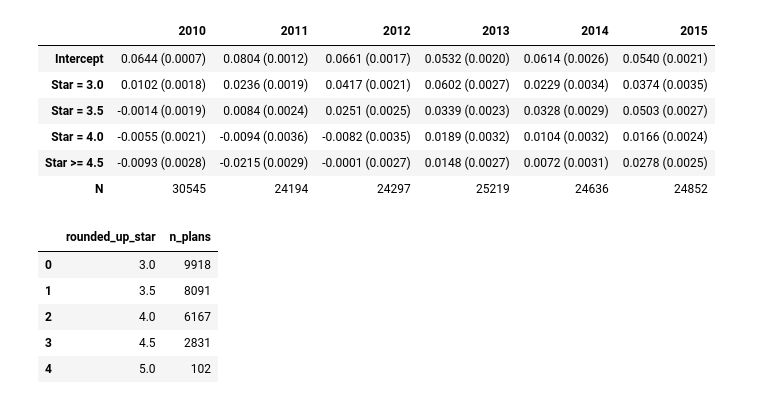
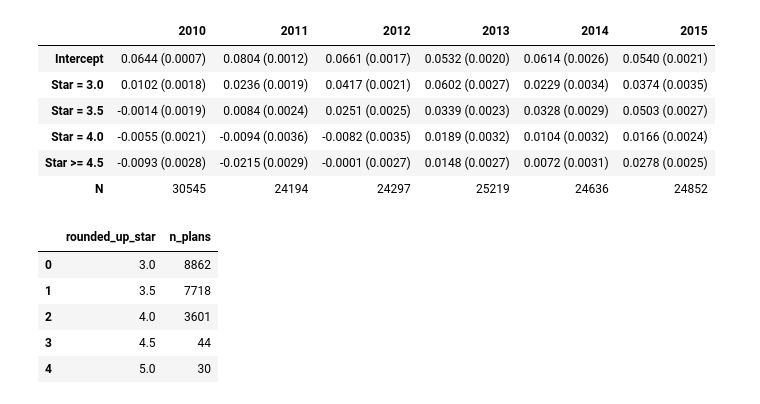
Before and after one commit to SebastianKou/HW3, a Jupyter notebook: HW3-answers.ipynb, the cells around one changed output. Saved outputs shown, nothing was run; the diff lists cells and outputs as text; code cells hidden in the pictures.

```diff
--- a/HW3-answers.ipynb
+++ b/HW3-answers.ipynb
@@ -169,40 +169,58 @@ coef_table
 # %%
 # Question 5
 
 d5 = data.loc[data["year"] == 2010].copy()
 
+# Published star rating
 d5["star"] = pd.to_numeric(d5["partcd_score"], errors="coerce")
 
-#running variable
-running_col = "partcd_score"
+# Running variable: average of individual metrics
+metric_cols = [f"metric_{i:02d}" for i in range(1, 33)]
 
-if running_col not in d5.columns:
-    raise KeyError(
-        f"'{running_col}' not found. You need a continuous underlying score column to construct the RD running variable."
-    )
+missing_metrics = [c for c in metric_cols if c not in d5.columns]
+if len(missing_metrics) > 0:
+    raise KeyError(f"Missing metric columns needed for running variable: {missing_metrics}")
 
-d5["running"] = pd.to_numeric(d5[running_col], errors="coerce")
+for c in metric_cols:
+    d5[c] = pd.to_numeric(d5[c], errors="coerce")
+
+d5["running"] = d5[metric_cols].mean(axis=1, skipna=True)
+
+# Enforce minimum non-missing metrics for a reliable mean
+d5.loc[d5[metric_cols].notna().sum(axis=1) < 20, "running"] = np.nan
 
 bins = [2.75, 3.25, 3.75, 4.25, 4.75, 5.25]
 labels = ["3.0", "3.5", "4.0", "4.5", "5.0"]
 
 d5["rounded_up_to"] = pd.cut(d5["running"], bins=bins, right=False, labels=labels)
 
+# Numeric version of the bin label (helper for alignment check)
+d5["rounded_up_to_num"] = pd.to_numeric(d5["rounded_up_to"].astype(str), errors="coerce")
+
+# Keep only rows where published star and running-implied bucket agree
+d5_aligned = d5.loc[
+    d5["rounded_up_to"].notna() &
+    d5["star"].notna() &
+    d5["rounded_up_to_num"].notna() &
+    (d5["star"] == d5["rounded_up_to_num"])
+].copy()
+
+# Count plans (rows) by rounded-up category USING ONLY aligned rows
 rounded_counts = (
-    d5.loc[d5["rounded_up_to"].notna()]
+    d5_aligned
       .groupby("rounded_up_to")
       .size()
       .reindex(labels, fill_value=0)
       .reset_index(name="n_plans")
       .rename(columns={"rounded_up_to": "rounded_up_star"})
 )
 
 rounded_counts
 # %% [output]
 |  | rounded_up_star | n_plans |
-| 0 | 3.0 | 9918 |
-| 1 | 3.5 | 8091 |
-| 2 | 4.0 | 6167 |
-| 3 | 4.5 | 2831 |
-| 4 | 5.0 | 102 |
+| 0 | 3.0 | 8862 |
+| 1 | 3.5 | 7718 |
+| 2 | 4.0 | 3601 |
+| 3 | 4.5 | 44 |
+| 4 | 5.0 | 30 |
 # %%
```
Also changed, not shown: parts of 7 cells of this notebook.
